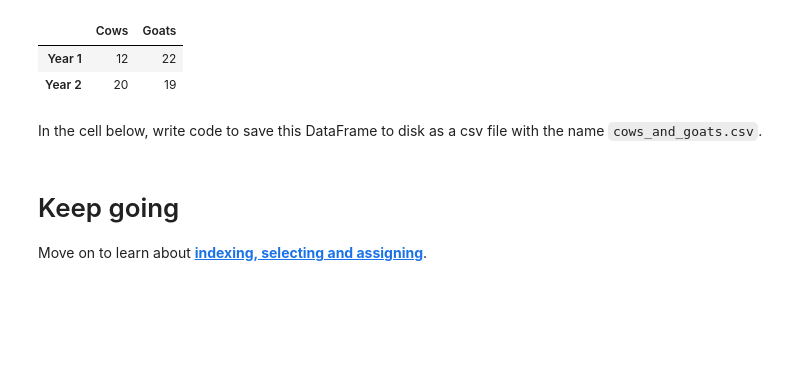
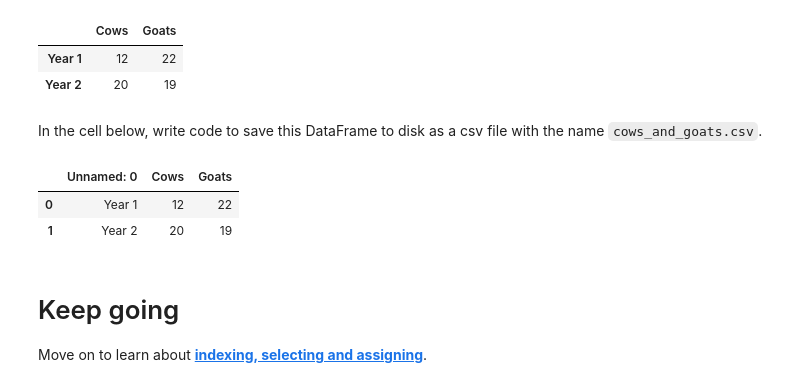
Before and after one commit to andrewi-bit/Data-Manipulation-with-Pandas, a Jupyter notebook: notebook3339b50f02.ipynb, the cells around one changed output. Cells and saved outputs as stored; diff of their text form; code cells hidden in the pictures; blank space fills up the shorter version.

```diff
--- a/notebook3339b50f02.ipynb
+++ b/notebook3339b50f02.ipynb
@@ -122,6 +139,11 @@ In the cell below, write code to save this DataFrame to disk as a csv file with
 # %%
 # Your code goes here
 animals.to_csv('cows_and_goats.csv')
+display(pd.read_csv('cows_and_goats.csv'))
+# %% [output]
+|  | Unnamed: 0 | Cows | Goats |
+| 0 | Year 1 | 12 | 22 |
+| 1 | Year 2 | 20 | 19 |
 # %% [markdown]
 # Keep going
 
```
Also changed, not shown: parts of 3 cells of this notebook.
